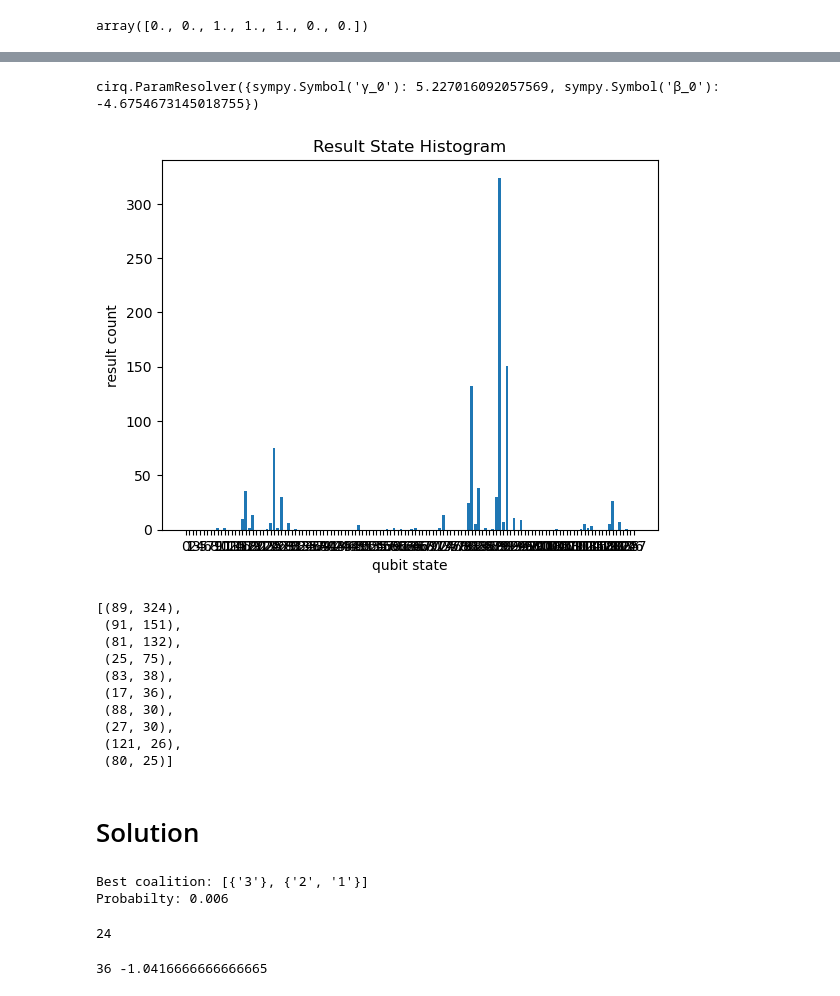
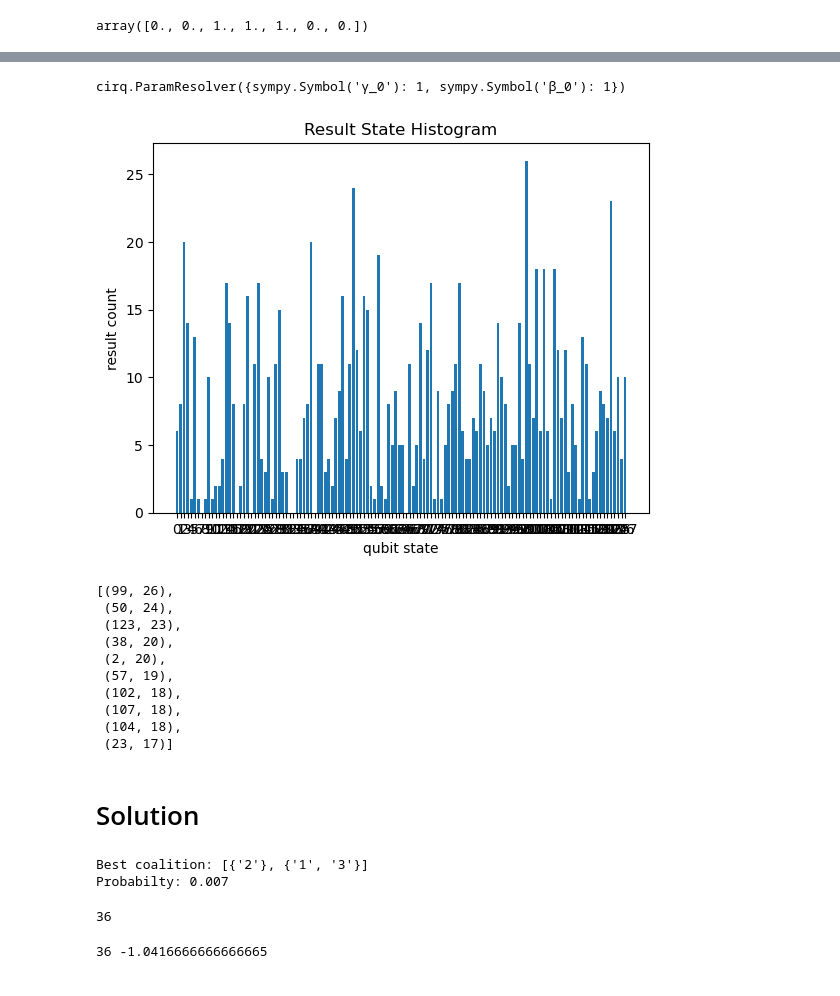
Before and after one commit to DanielPora/BILP-Q-version-for-Circ, a Jupyter notebook: BILP-Q Cirq Tutorial.ipynb, the cells around one changed output, grey strips where cells are left out. Saved outputs shown, nothing was run; the diff lists cells and outputs as text; code cells hidden in the pictures.

```diff
--- a/BILP-Q Cirq Tutorial.ipynb
+++ b/BILP-Q Cirq Tutorial.ipynb
@@ -502,6 +502,6 @@ solutions = []
 
 print(param_dict)
 
-solutions.append(param_optimizer(param_dict, qaoa, qubits, 1, 400))
+solutions.append(Q_optim(param_dict, qaoa, qubits, 1, 400))
 solutions
 # %% [output]
@@ -749,29 +751,33 @@ restart at 482
 # %%
 opt_params = dict()
 opt_params = samples_sol[0][0]
 
+for i in range(p):
+    param_dict[gamma[i]] = 1
+    param_dict[beta[i]] = 1
+
 num_reps = 1000
-params = cirq.ParamResolver(opt_params)
+params = cirq.ParamResolver(param_dict)
 print(params)
 measure_result = simulator.run(measure_qaoa, param_resolver=params, repetitions = num_reps)
 cirq.plot_state_histogram(measure_result, plt.subplot())
 plt.show()
 counts = measure_result.histogram(key='result')
 solution = counts.most_common(10)
 solution
 # %% [output]
-cirq.ParamResolver({sympy.Symbol('γ_0'): 5.227016092057569, sympy.Symbol('β_0'): -4.6754673145018755})
+cirq.ParamResolver({sympy.Symbol('γ_0'): 1, sympy.Symbol('β_0'): 1})
-[figure, old version]
+[figure, new version]
-[(89, 324),
- (91, 151),
- (81, 132),
- (25, 75),
- (83, 38),
- (17, 36),
- (88, 30),
- (27, 30),
- (121, 26),
- (80, 25)]
+[(99, 26),
+ (50, 24),
+ (123, 23),
+ (38, 20),
+ (2, 20),
+ (57, 19),
+ (102, 18),
+ (107, 18),
+ (104, 18),
+ (23, 17)]
 # %% [markdown]
 # Solution
 # %%
@@ -779,9 +785,9 @@ sol, num, prob = find_sol(counts)
 print(f"Best coalition: {sol}\nProbabilty: {prob}")
 num
 # %% [output]
-Best coalition: [{'3'}, {'2', '1'}]
-Probabilty: 0.006
+Best coalition: [{'2'}, {'1', '3'}]
+Probabilty: 0.007
-24
+36
 # %%
 def show_cost():
     op = float('inf')
```
Also changed, not shown: parts of 10 cells of this notebook, 1 other file.
